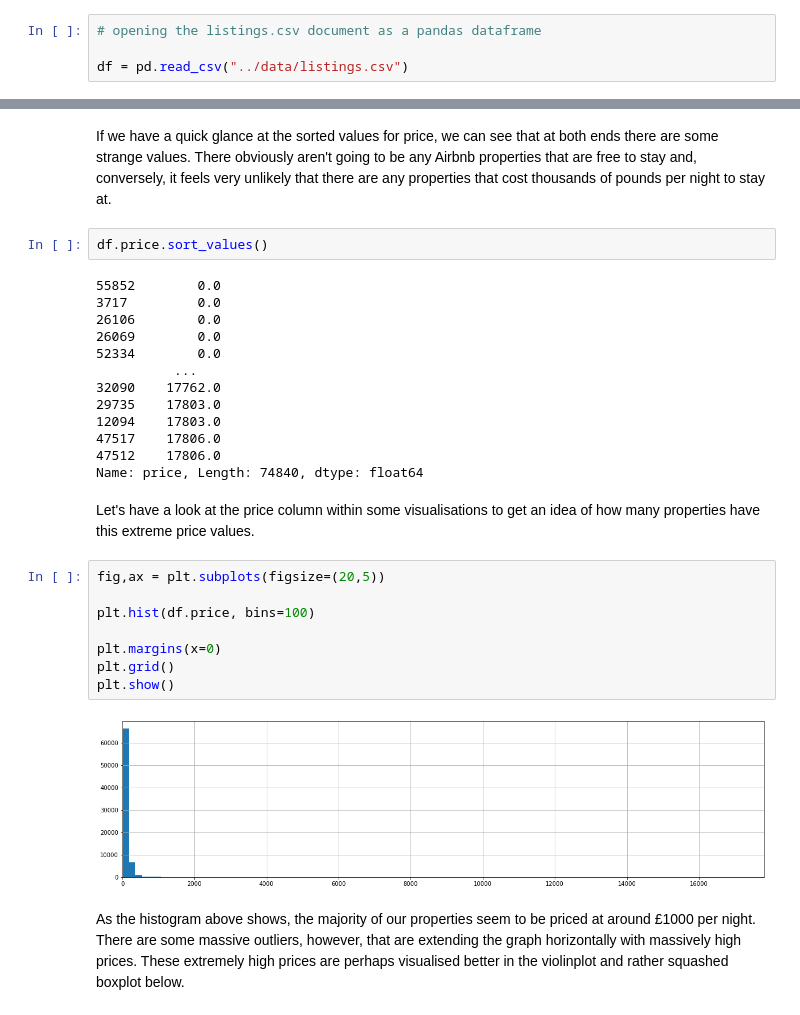
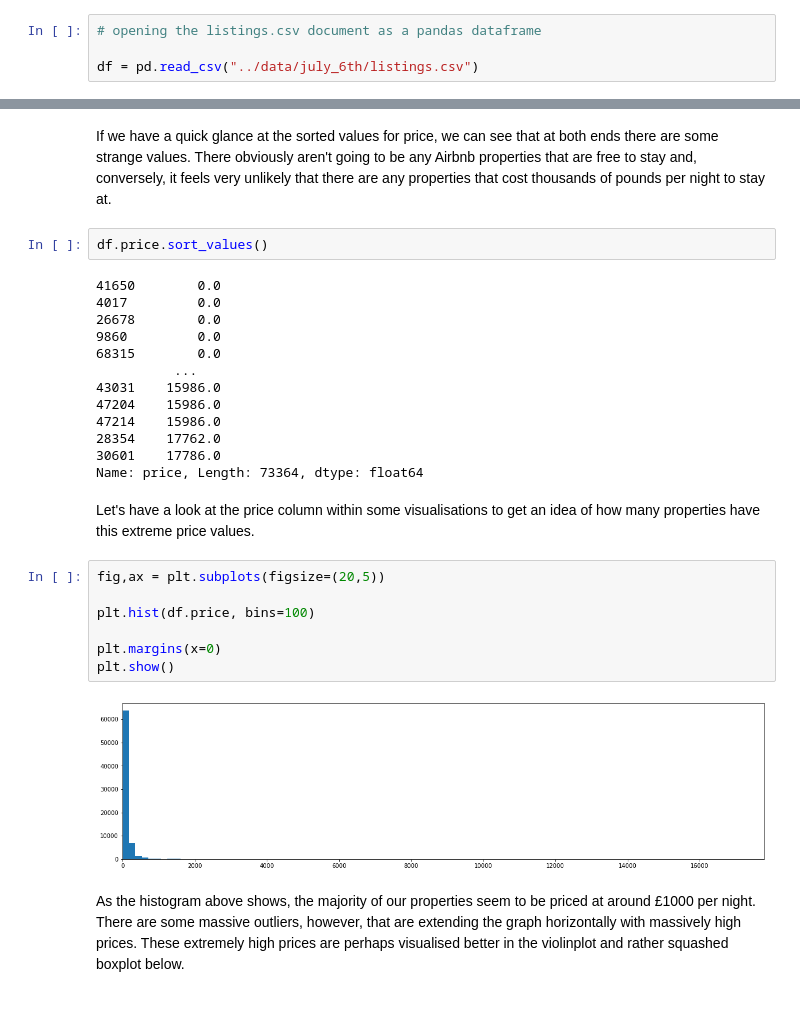
Before and after one commit to jradford5/GA_capstone_Airbnb_project, a Jupyter notebook: notebooks/capstone_airbnb_data_wrangling.ipynb, the cells around one changed output, grey strips where cells are left out. Cells and saved outputs as stored; diff of their text form.

Commit message:
nearly completed data cleaning notebook

```diff
--- a/notebooks/capstone_airbnb_data_wrangling.ipynb
+++ b/notebooks/capstone_airbnb_data_wrangling.ipynb
@@ -15,4 +17,4 @@ import seaborn as sns
 # %%
 # opening the listings.csv document as a pandas dataframe
 
-df = pd.read_csv("../data/listings.csv")
+df = pd.read_csv("../data/july_6th/listings.csv")
@@ -487,30 +492,29 @@ If we have a quick glance at the sorted values for price, we can see that at bot
 # %%
 df.price.sort_values()
 # %% [output]
-55852        0.0
-3717         0.0
-26106        0.0
-26069        0.0
-52334        0.0
+41650        0.0
+4017         0.0
+26678        0.0
+9860         0.0
+68315        0.0
           ...
-32090    17762.0
-29735    17803.0
-12094    17803.0
-47517    17806.0
-47512    17806.0
-Name: price, Length: 74840, dtype: float64
+43031    15986.0
+47204    15986.0
+47214    15986.0
+28354    17762.0
+30601    17786.0
+Name: price, Length: 73364, dtype: float64
 # %% [markdown]
 Let's have a look at the price column within some visualisations to get an idea of how many properties have this extreme price values.
 # %%
 fig,ax = plt.subplots(figsize=(20,5))
 
 plt.hist(df.price, bins=100)
 
 plt.margins(x=0)
-plt.grid()
 plt.show()
 # %% [output]
-[figure, old version]
+[figure, new version]
 # %% [markdown]
 As the histogram above shows, the majority of our properties seem to be priced at around £1000 per night. There are some massive outliers, however, that are extending the graph horizontally with massively high prices. These extremely high prices are perhaps visualised better in the violinplot and rather squashed boxplot below.
 # %%
```
Also changed, not shown: parts of 50 cells of this notebook.
